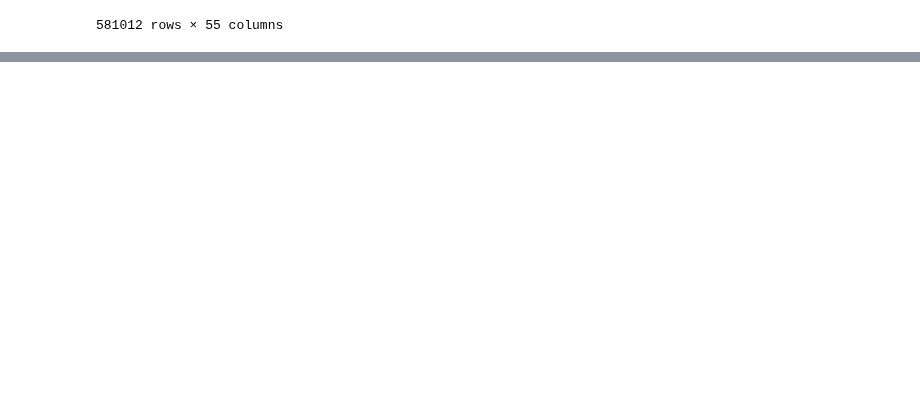
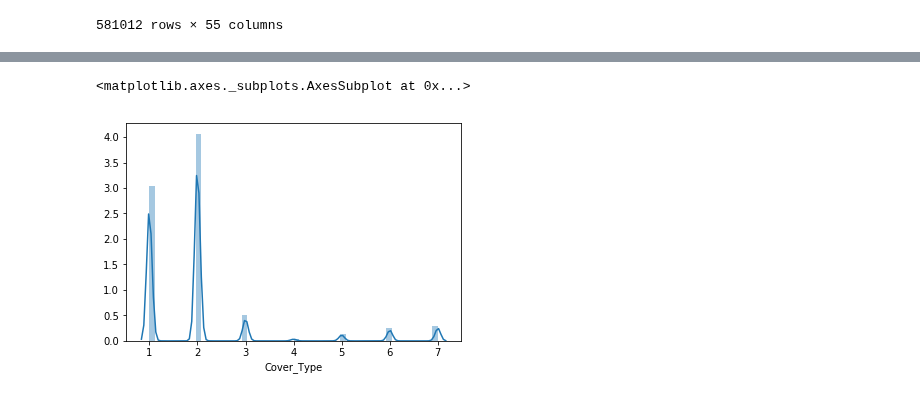
Before and after one commit to angelaaaateng/Projects, a Jupyter notebook: Covertype_Prediction/Scripts/Exploratory Data Analysis .ipynb, the cells around one changed output, grey strips where cells are left out. Drawn from its saved outputs; the diff is of its cells as text; code cells hidden in the pictures; blank space fills up the shorter version.

```diff
--- a/Covertype_Prediction/Scripts/Exploratory Data Analysis .ipynb
+++ b/Covertype_Prediction/Scripts/Exploratory Data Analysis .ipynb
@@ -133,0 +200,6 @@ data
+# %%
+sns.distplot(data['Cover_Type'])
+#not sure histogram is what we want, kind of just want a bar chart
+# %% [output]
+<matplotlib.axes._subplots.AxesSubplot at 0x...>
+[figure, added]
```
Also changed, not shown: parts of 9 cells of this notebook.
